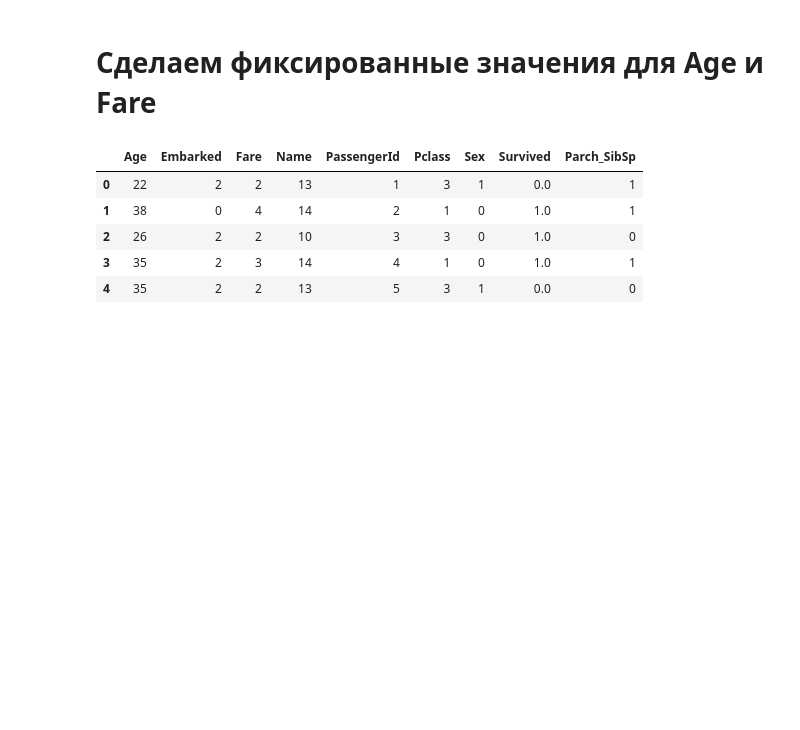
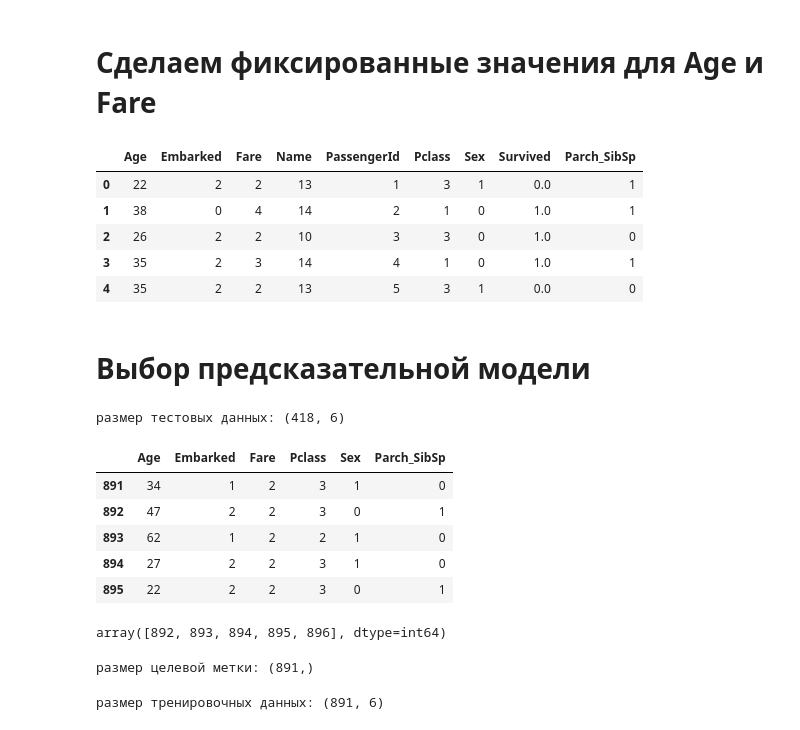
Before and after one commit to DmKuzin/kaggle_titanic, a Jupyter notebook: Titanic2.ipynb, the cells around one changed output. Cells and saved outputs as stored; diff of their text form; code cells hidden in the pictures; blank space fills up the shorter version.

```diff
--- a/Titanic2.ipynb
+++ b/Titanic2.ipynb
@@ -447,3 +447,5 @@ all_data.head()
 | 2 | 26 | 2 | 2 | 10 | 3 | 3 | 0 | 1.0 | 0 |
 | 3 | 35 | 2 | 3 | 14 | 4 | 1 | 0 | 1.0 | 1 |
 | 4 | 35 | 2 | 2 | 13 | 5 | 3 | 1 | 0.0 | 0 |
+# %% [markdown]
+# Выбор предсказательной модели
@@ -449,0 +460,21 @@ all_data.head()
+# %%
+# features for train and prediction
+
+#features = ['Age', 'Embarked', 'Fare', 'Pclass', 'Sex', 'Parch_SibSp']
+features = ['Age', 'Embarked', 'Fare', 'Name', 'Pclass', 'Sex', 'Parch_SibSp']
+#features = ['Age', 'Embarked', 'Fare', 'Pclass', 'Sex', 'Parch_SibSp']
+#features = train_data.columns
+# %%
+test_data = all_data[features][train_data.shape[0]:]
+print('размер тестовых данных:', test_data.shape)
+# %% [output]
+размер тестовых данных: (418, 6)
+# %%
+test_data.head()
+# %% [output]
+|  | Age | Embarked | Fare | Pclass | Sex | Parch_SibSp |
+| 891 | 34 | 1 | 2 | 3 | 1 | 0 |
+| 892 | 47 | 2 | 2 | 3 | 0 | 1 |
+| 893 | 62 | 1 | 2 | 2 | 1 | 0 |
+| 894 | 27 | 2 | 2 | 3 | 1 | 0 |
+| 895 | 22 | 2 | 2 | 3 | 0 | 1 |
@@ -449,0 +483,19 @@ all_data.head()
+# %%
+passangerId[:5]
+# %% [output]
+array([892, 893, 894, 895, 896], dtype=int64)
+# %%
+# целевая метка
+target = all_data['Survived'][:train_data.shape[0]]
+target.astype('int')
+print('размер целевой метки:',target.shape)
+# %% [output]
+размер целевой метки: (891,)
+# %%
+# тренировочные данные
+train_data = all_data[features][:train_data.shape[0]]
+#train_data.drop(['Survived', 'PassengerId'], axis='columns', inplace=True)
+
+print('размер тренировочных данных:', train_data.shape)
+# %% [output]
+размер тренировочных данных: (891, 6)
```
Also changed, not shown: parts of 30 cells of this notebook.
